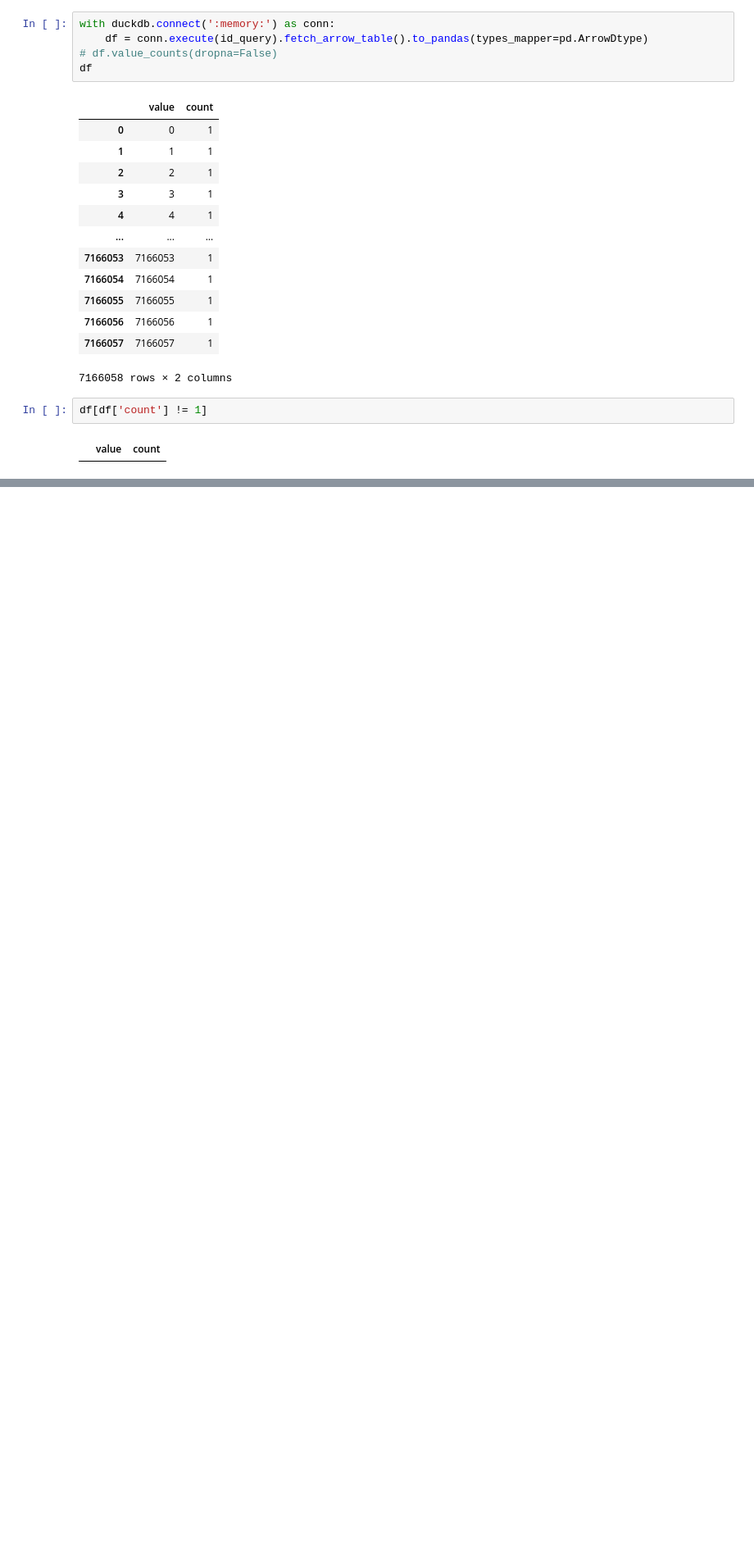
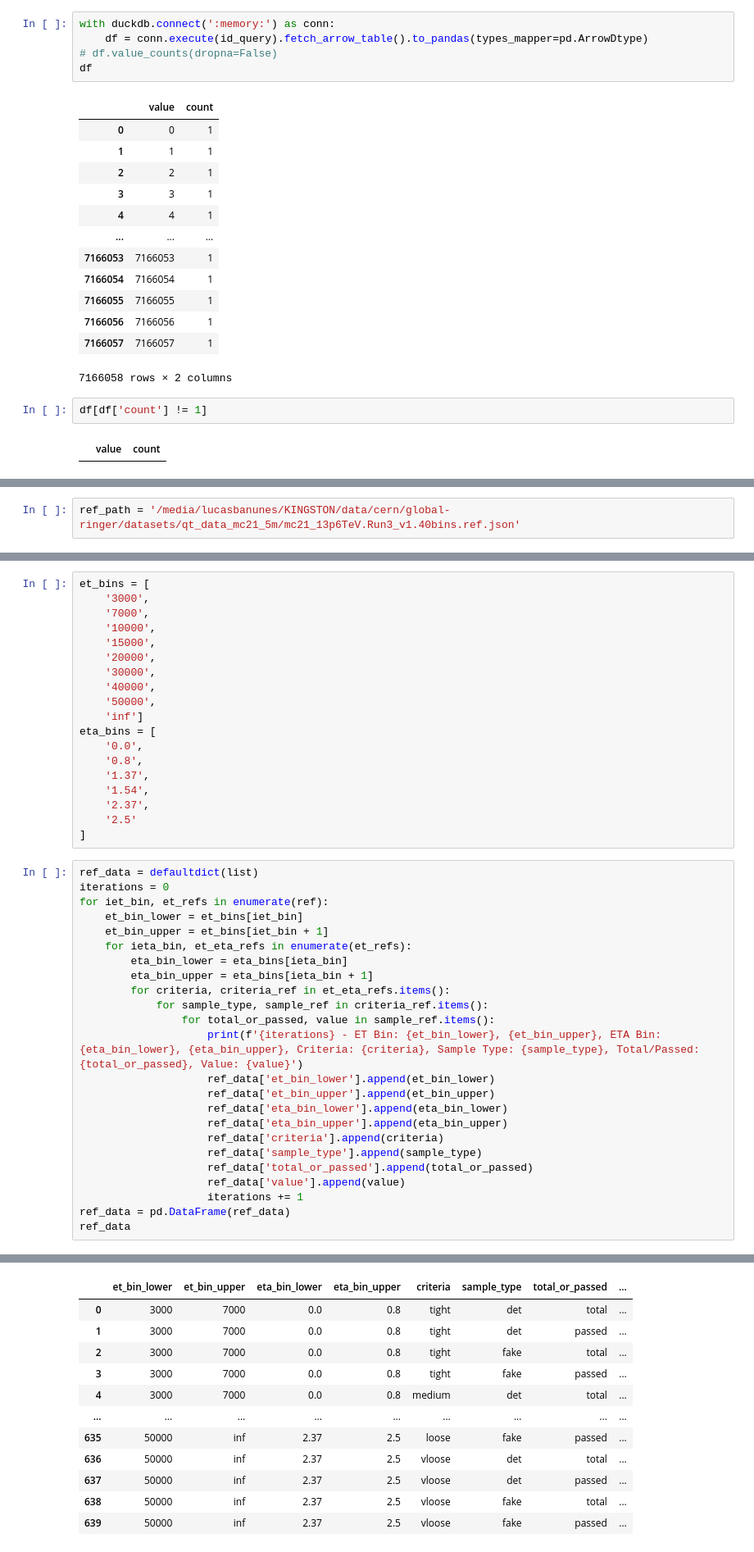
Before and after one commit to lucasbanunes/ringer-zero, a Jupyter notebook: notebooks/ingest_isabela_data.ipynb, the cells around one changed output, grey strips where cells are left out. Shown at 82% size. Saved outputs shown, nothing was run; the diff lists cells and outputs as text; blank space fills up the shorter version.

Commit message:
Adds ref conversion to notebooks/ingest_uisabela_data.ipynb

```diff
--- a/notebooks/ingest_isabela_data.ipynb
+++ b/notebooks/ingest_isabela_data.ipynb
@@ -184,0 +191,2 @@ df[df['count'] != 1]
+# %%
+ref_path = '/media/lucasbanunes/KINGSTON/data/cern/global-ringer/datasets/qt_data_mc21_5m/mc21_13p6TeV.Run3_v1.40bins.ref.json'
@@ -184,0 +215,44 @@ df[df['count'] != 1]
+# %%
+et_bins = [
+    '3000',
+    '7000',
+    '10000',
+    '15000',
+    '20000',
+    '30000',
+    '40000',
+    '50000',
+    'inf']
+eta_bins = [
+    '0.0',
+    '0.8',
+    '1.37',
+    '1.54',
+    '2.37',
+    '2.5'
+]
+# %%
+ref_data = defaultdict(list)
+iterations = 0
+for iet_bin, et_refs in enumerate(ref):
+    et_bin_lower = et_bins[iet_bin]
+    et_bin_upper = et_bins[iet_bin + 1]
+    for ieta_bin, et_eta_refs in enumerate(et_refs):
+        eta_bin_lower = eta_bins[ieta_bin]
+        eta_bin_upper = eta_bins[ieta_bin + 1]
+        for criteria, criteria_ref in et_eta_refs.items():
+            for sample_type, sample_ref in criteria_ref.items():
+                for total_or_passed, value in sample_ref.items():
+                    print(f'{iterations} - ET Bin: {et_bin_lower}, {et_bin_upper}, ETA Bin: {eta_bin_lower}, {eta_bin_upper}, Criteria: {criteria}, Sample Type: {sample_type}, Total/Passed: {total_or_passed}, Value: {value}')
+                    ref_data['et_bin_lower'].append(et_bin_lower)
+                    ref_data['et_bin_upper'].append(et_bin_upper)
+                    ref_data['eta_bin_lower'].append(eta_bin_lower)
+                    ref_data['eta_bin_upper'].append(eta_bin_upper)
+                    ref_data['criteria'].append(criteria)
+                    ref_data['sample_type'].append(sample_type)
+                    ref_data['total_or_passed'].append(total_or_passed)
+                    ref_data['value'].append(value)
+                    iterations += 1
+ref_data = pd.DataFrame(ref_data)
+ref_data
+# %% [output]
@@ -184,0 +276,12 @@ df[df['count'] != 1]
+|  | et_bin_lower | et_bin_upper | eta_bin_lower | eta_bin_upper | criteria | sample_type | total_or_passed | ... |
+| 0 | 3000 | 7000 | 0.0 | 0.8 | tight | det | total | ... |
+| 1 | 3000 | 7000 | 0.0 | 0.8 | tight | det | passed | ... |
+| 2 | 3000 | 7000 | 0.0 | 0.8 | tight | fake | total | ... |
+| 3 | 3000 | 7000 | 0.0 | 0.8 | tight | fake | passed | ... |
+| 4 | 3000 | 7000 | 0.0 | 0.8 | medium | det | total | ... |
+| ... | ... | ... | ... | ... | ... | ... | ... | ... |
+| 635 | 50000 | inf | 2.37 | 2.5 | loose | fake | passed | ... |
+| 636 | 50000 | inf | 2.37 | 2.5 | vloose | det | total | ... |
+| 637 | 50000 | inf | 2.37 | 2.5 | vloose | det | passed | ... |
+| 638 | 50000 | inf | 2.37 | 2.5 | vloose | fake | total | ... |
+| 639 | 50000 | inf | 2.37 | 2.5 | vloose | fake | passed | ... |
```
Also changed, not shown: parts of 11 cells of this notebook, 5 other files.
